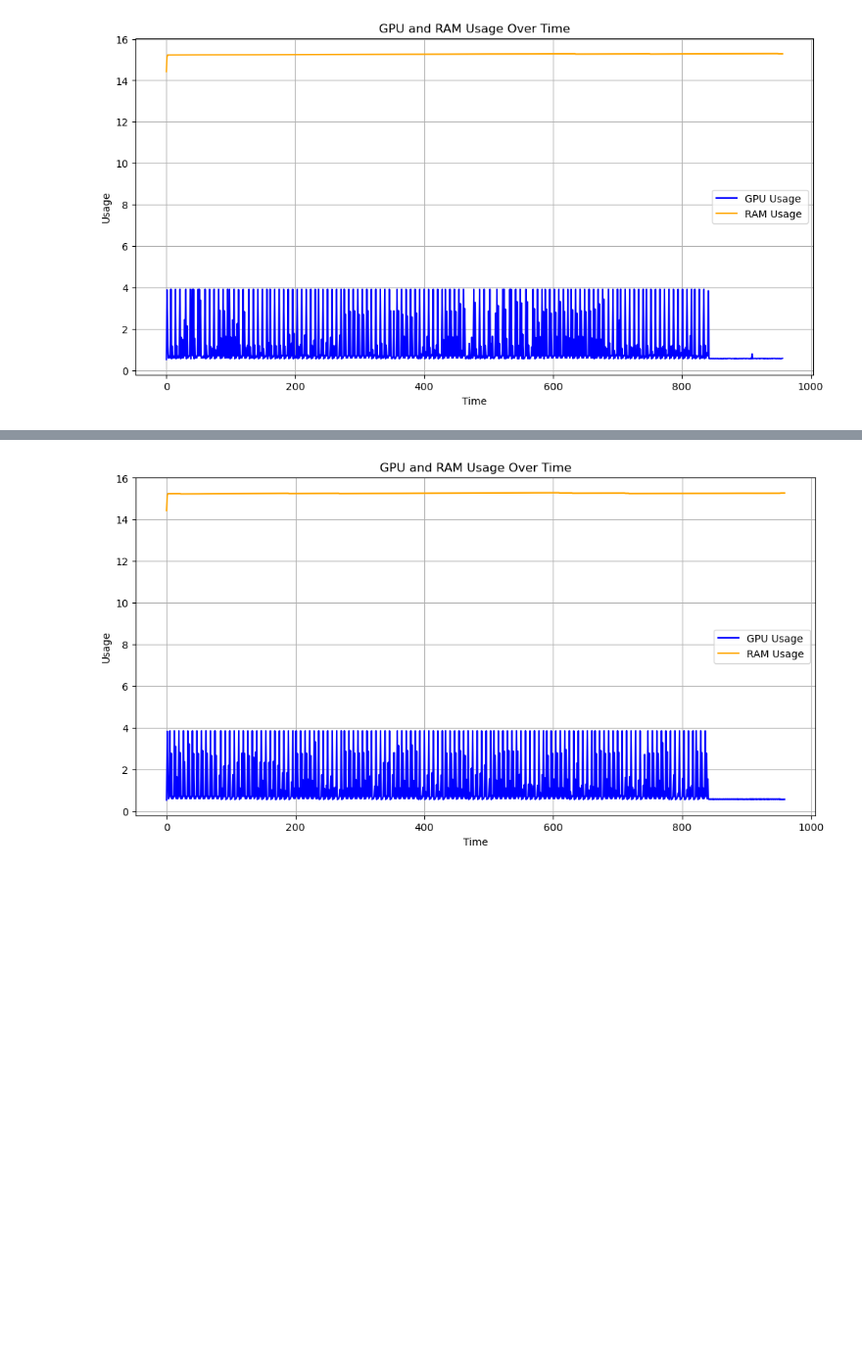
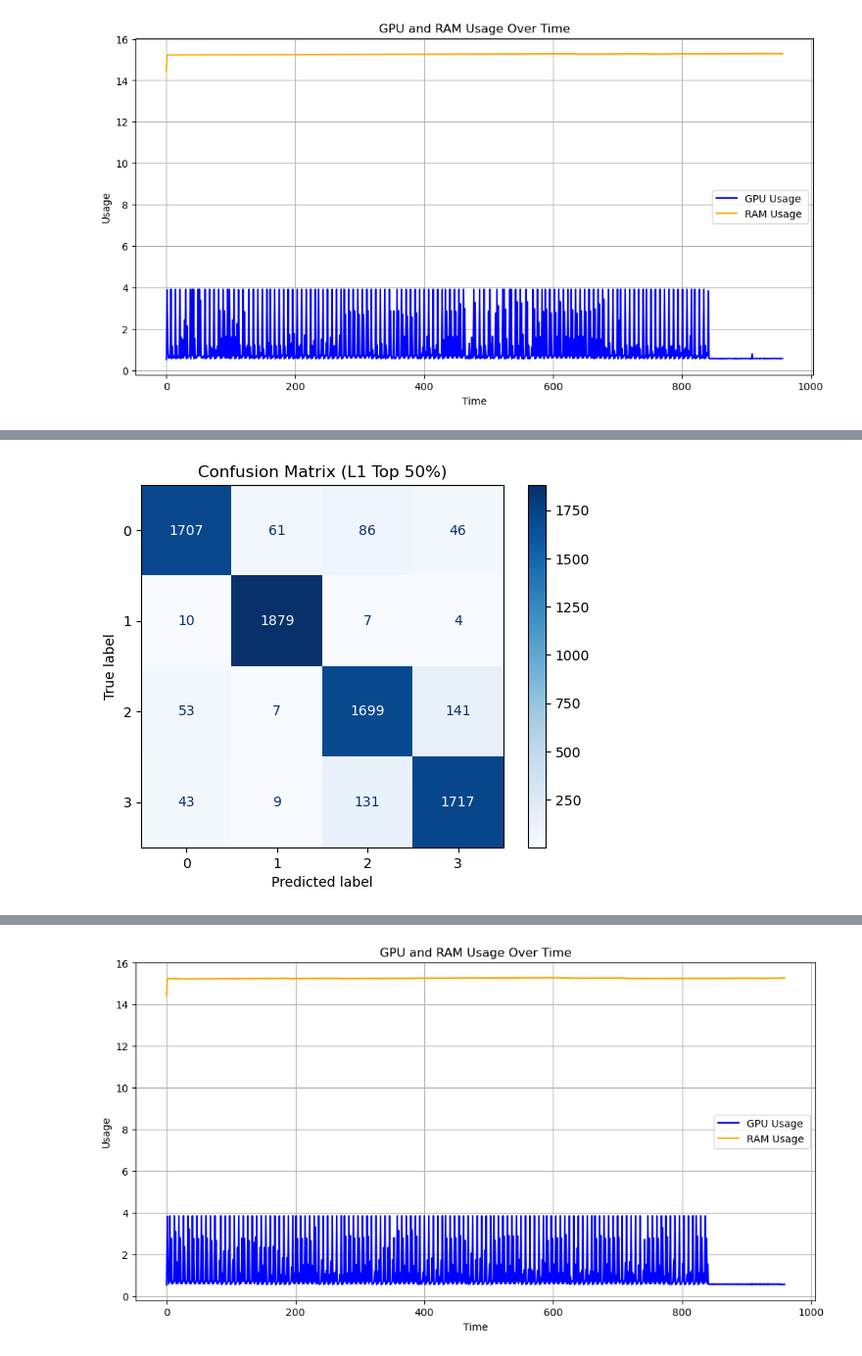
Before and after one commit to Matthew-Elbert/Selective-LoRA-Update-for-Memory-Efficient-LLM-Fine-Tuning, a Jupyter notebook: magnitude/plotting_memory.ipynb, the cells around one changed output, grey strips where cells are left out. Shown at 98% size. Cells and saved outputs as stored; diff of their text form; code cells hidden in the pictures; blank space fills up the shorter version.

```diff
--- a/magnitude/plotting_memory.ipynb
+++ b/magnitude/plotting_memory.ipynb
@@ -46,0 +94,4 @@ plot('results_l1_top_50.0%_20260303_142239')
+# %%
+plot_conf_matrix('results_l1_top_50.0%_20260303_142239', 'L1 Top 50%')
+# %% [output]
+[figure, added]
```
Also changed, not shown: parts of 14 cells of this notebook.
